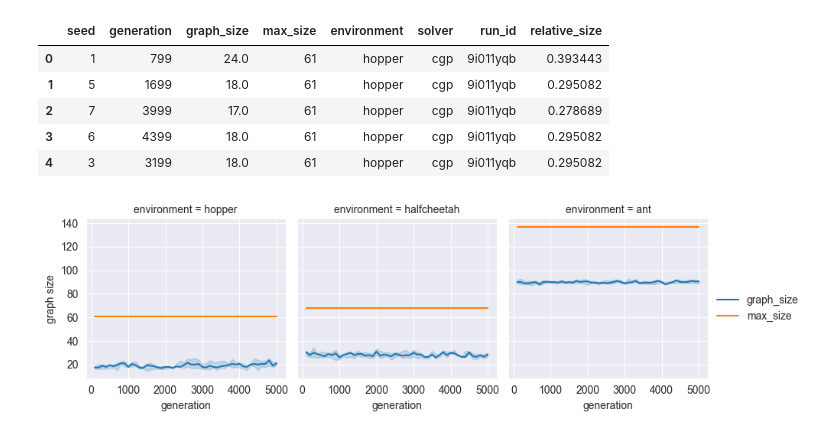
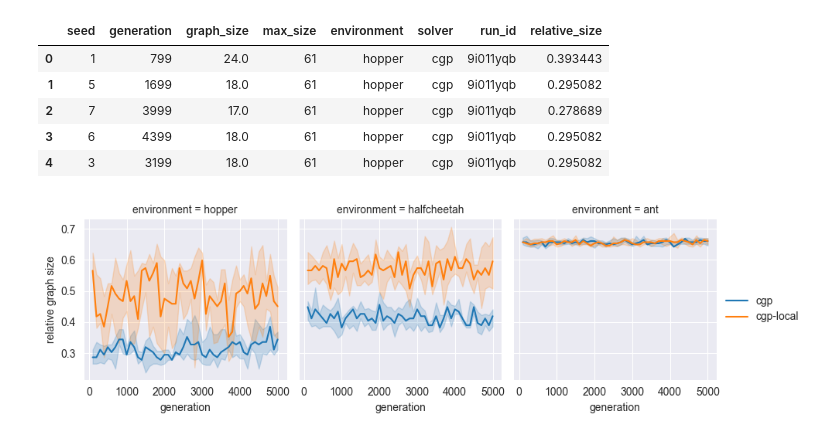
Before and after one commit to giorgia-nadizar/cgpax, a Jupyter notebook: analysis/analysis.ipynb, the cells around one changed output. Drawn from its saved outputs; the diff is of its cells as text; code cells hidden in the pictures.

```diff
--- a/analysis/analysis.ipynb
+++ b/analysis/analysis.ipynb
@@ -37,5 +40,10 @@ plt.show()
 # %%
-graph_sizes = pd.read_csv("data/graph_sizes.csv")
+graph_dfs = []
+for p in ["", "_local"]:
+    temp_df = pd.read_csv(f"data/graph_sizes{p}.csv")
+    temp_df["solver"] = temp_df["solver"] if len(p) == 0 else "cgp-local"
+    graph_dfs.append(temp_df)
+graph_sizes = pd.concat(graph_dfs, ignore_index=True)
 graph_sizes["relative_size"] = graph_sizes["graph_size"] / graph_sizes["max_size"]
 graph_sizes.head()
 # %% [output]
@@ -46,18 +54,20 @@ graph_sizes.head()
 | 3 | 6 | 4399 | 18.0 | 61 | hopper | cgp | 9i011yqb | 0.295082 |
 | 4 | 3 | 3199 | 18.0 | 61 | hopper | cgp | 9i011yqb | 0.295082 |
 # %%
-g = sns.FacetGrid(
-    pd.melt(graph_sizes, id_vars=["generation", "seed", "environment", "solver"],
-            value_vars=["graph_size", "max_size"]),
-    col="environment")
-g.map_dataframe(sns.lineplot, x="generation", y="value", estimator="median",
-                errorbar=("pi", 50), hue="variable")
+# melted_graph_sizes = pd.melt(graph_sizes, id_vars=["generation", "seed", "environment", "solver"],
+#                              value_vars=["graph_size", "max_size"])
+# g = sns.FacetGrid(melted_graph_sizes, col="environment")
+# g.map_dataframe(sns.lineplot, x="generation", y="value", estimator="median",
+#                 errorbar=("pi", 50), hue="variable")
+g = sns.FacetGrid(graph_sizes, col="environment")
+g.map_dataframe(sns.lineplot, x="generation", y="relative_size", estimator="median",
+                errorbar=("pi", 50), hue="solver")
 g.set_xlabels("generation")
-g.set_ylabels("graph size")
+g.set_ylabels("relative graph size")
 g.add_legend()
 plt.show()
 # %% [output]
-[figure, old version]
+[figure, new version]
 # %%
 join_df = graph_sizes.merge(df, on=["solver", "generation", "environment", "seed"])
 max_gens = join_df.groupby(["solver", "environment", "seed"])["generation"].max().reset_index()
```
Also changed, not shown: parts of 5 cells of this notebook.
